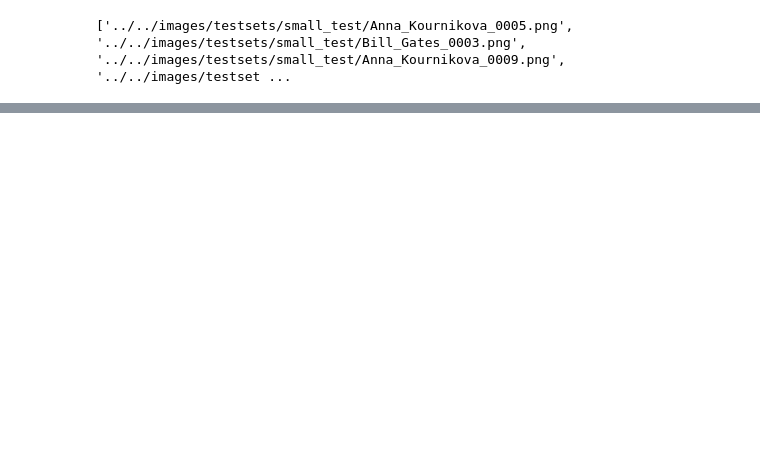
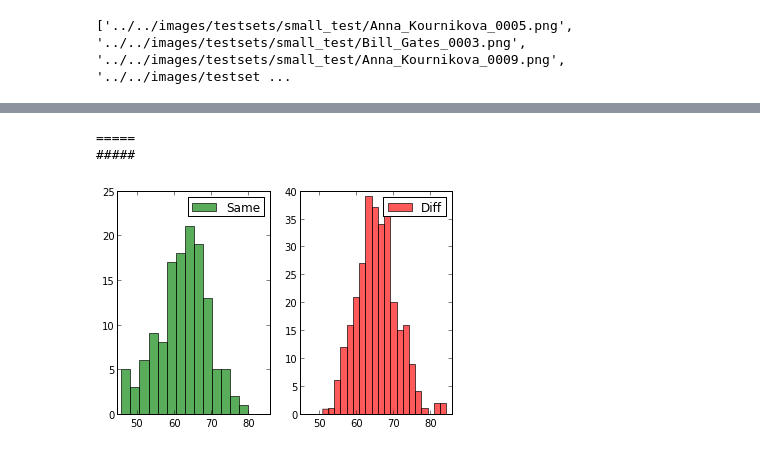
Before and after one commit to arnfred/Mirror-Match, a Jupyter notebook: code/descriptors/OpenCV-Evaluate.ipynb, the cells around one changed output, grey strips where cells are left out. Cells and saved outputs as stored; diff of their text form; code cells hidden in the pictures; blank space fills up the shorter version.

```diff
--- a/code/descriptors/OpenCV-Evaluate.ipynb
+++ b/code/descriptors/OpenCV-Evaluate.ipynb
@@ -24,0 +38,7 @@ display.scoreHist(result)
+# %%
+result = evaluate.imageToImage(paths, "ORB", "BRIEF")
+display.scoreHist(result)
+# %% [output]
+=====
+#####
+[figure, added]
```
Also changed, not shown: parts of 6 cells of this notebook, 4 other files.
